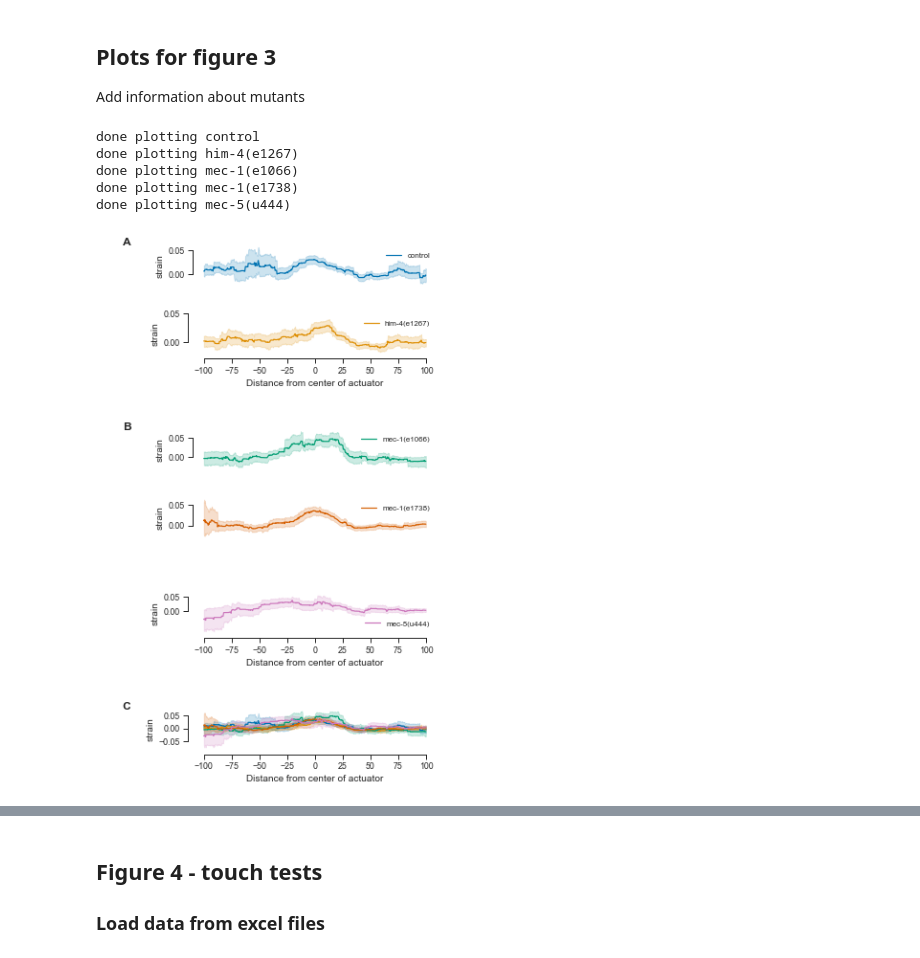
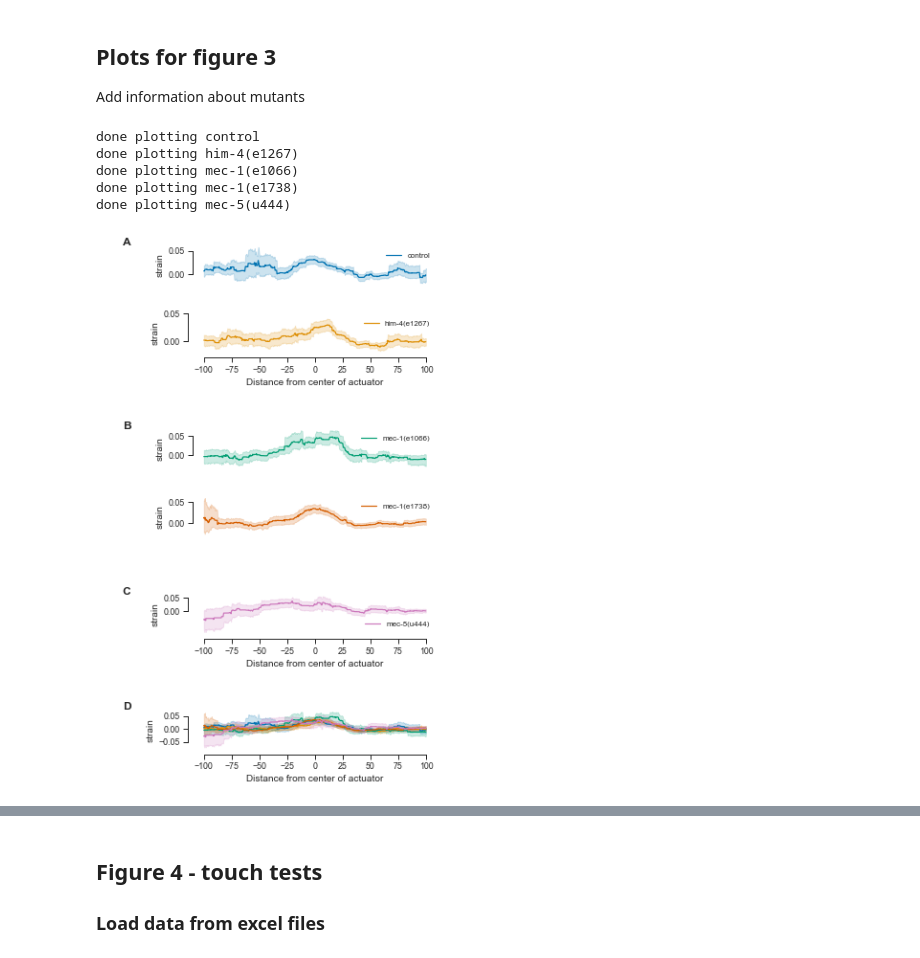
Before and after one commit to anekimken/SSN_ImageAnalysis, a Jupyter notebook: Notebooks/Displacement and Strain Plots.ipynb, the cells around one changed output, grey strips where cells are left out. Cells and saved outputs as stored; diff of their text form; code cells hidden in the pictures.

```diff
--- a/Notebooks/Displacement and Strain Plots.ipynb
+++ b/Notebooks/Displacement and Strain Plots.ipynb
@@ -733,3 +879,17 @@ central_mito_pair_df[['distance', 'strain', 'stretch']].describe()
 | 50% | 32.217468 | 0.023109 | 0.698179 |
 | 75% | 45.769015 | 0.051576 | 1.491994 |
 | max | 75.783314 | 0.245297 | 6.601428 |
+# %%
+for genotype in ['him-4(e1267)', 'mec-1(e1066)', 'mec-1(e1738)', 'mec-5(u444)']:
+    standard_error = central_mito_pair_df.loc[
+        central_mito_pair_df['genotype']==genotype]['strain'].sem()
+    mean_strain = central_mito_pair_df.loc[
+        central_mito_pair_df['genotype']==genotype]['strain'].mean()
+    std_strain = central_mito_pair_df.loc[
+        central_mito_pair_df['genotype']==genotype]['strain'].std()
+    strain_95confidence_interval = stats.norm.interval(0.95, loc=mean_strain, scale=std_strain)
+
+    print('\nFor', genotype)
+    print('Mean strain = {:0.3f}'.format(mean_strain))
+    print('Standard error of the mean = {:0.4f}'.format(standard_error))
+    print('95% CI is', strain_95confidence_interval)
@@ -1442,7 +1639,8 @@ fig, axes = plt.subplots(nrows=9, ncols=2, figsize=(5,8), constrained_layout=Tru
 # Panel Labels
 axes[0, 0].text(0, 1, 'A', weight='bold')
 axes[3, 0].text(0, 1, 'B', weight='bold')
-axes[8, 0].text(0, 1, 'C', weight='bold')
+axes[6, 0].text(0, 1, 'C', weight='bold')
+axes[8, 0].text(0, 1, 'D', weight='bold')
 
 # Turn off unused axes
 for ax in axes[:, 0]:
@@ -1462,32 +1660,32 @@ for ax_num, genotype in zip(strain_profile_axes, genotypes_to_plot):
                                             (spatial_strain_df['y'] < 100) &
                                             (spatial_strain_df['genotype'] == genotype)])
     axes[ax_num, 1].legend([genotype], frameon=False)
     axes[ax_num, 1].set_yticks([0, 0.05])
     if ax_num in [0, 3, 4]:
         sns.despine(ax=axes[ax_num, 1], bottom=True, offset=None, trim=True)
         axes[ax_num, 1].tick_params(axis='x', which='major', labelsize=2)
         axes[ax_num, 1].get_xaxis().set_visible(False)
     else:
         sns.despine(ax=axes[ax_num, 1], bottom=False, offset=5, trim=True)
         axes[ax_num, 1].set_xlabel('Distance from center of actuator')
 
     print('done plotting', genotype)
 
 # Plot all strain profiles together
 sns.lineplot(x='y', y='strain', ax=axes[-1, 1], hue='genotype', legend=None,# ci=None,
                  data=spatial_strain_df.loc[(spatial_strain_df['pressure']==300) &
                                             (spatial_strain_df['y'] > -100) &
                                             (spatial_strain_df['y'] < 100)])
 axes[-1, 1].set_yticks([-0.05, 0, 0.05])
 sns.despine(ax=axes[-1, 1], offset=5, trim=True)
 axes[-1, 1].set_xlabel('Distance from center of actuator');
 
 fig.savefig(fig_save_dir + 'mutant_strain_separated.pdf')
 # %% [output]
 done plotting control
 done plotting him-4(e1267)
 done plotting mec-1(e1066)
 done plotting mec-1(e1738)
 done plotting mec-5(u444)
-[figure, old version]
+[figure, new version]
 # %%
```
Also changed, not shown: parts of 37 cells of this notebook, 1 other file.
